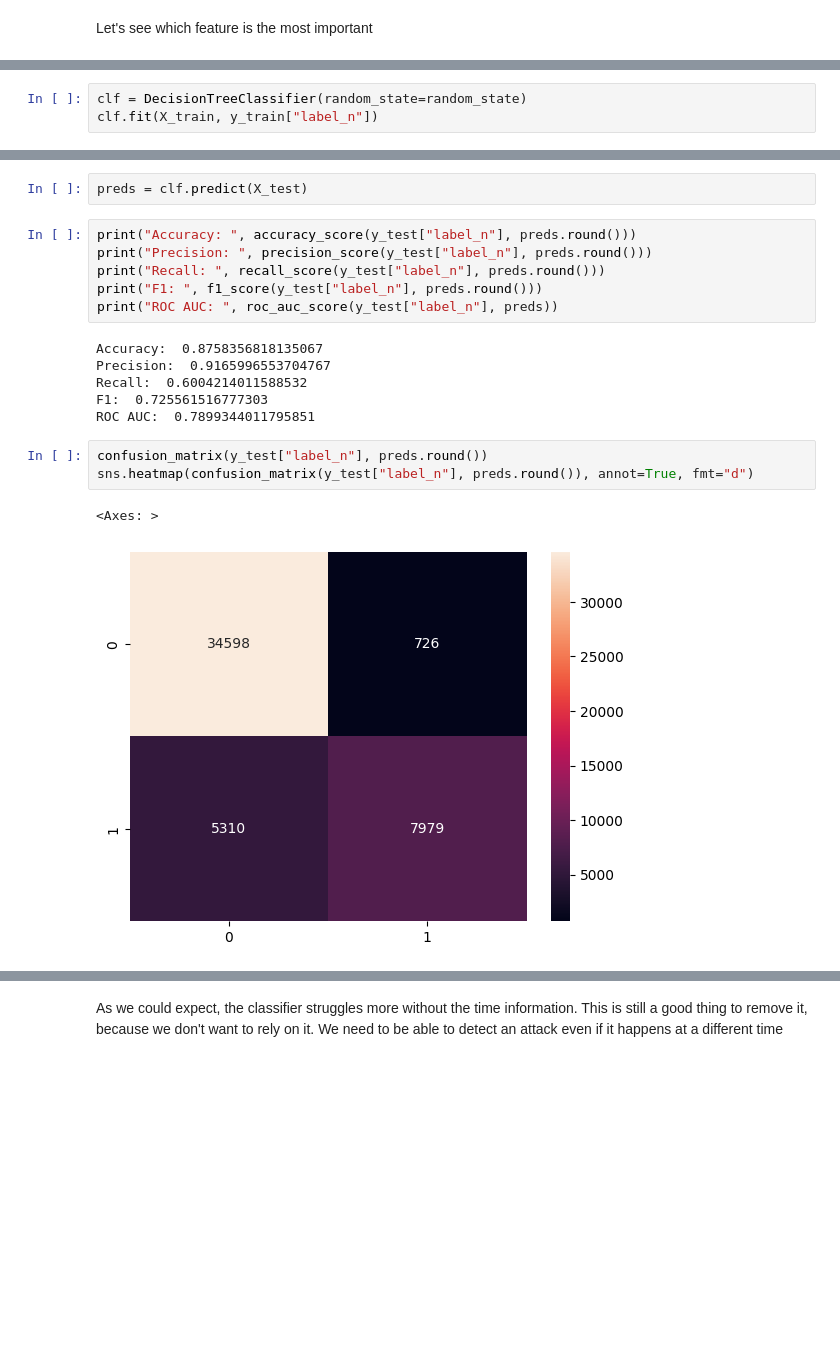
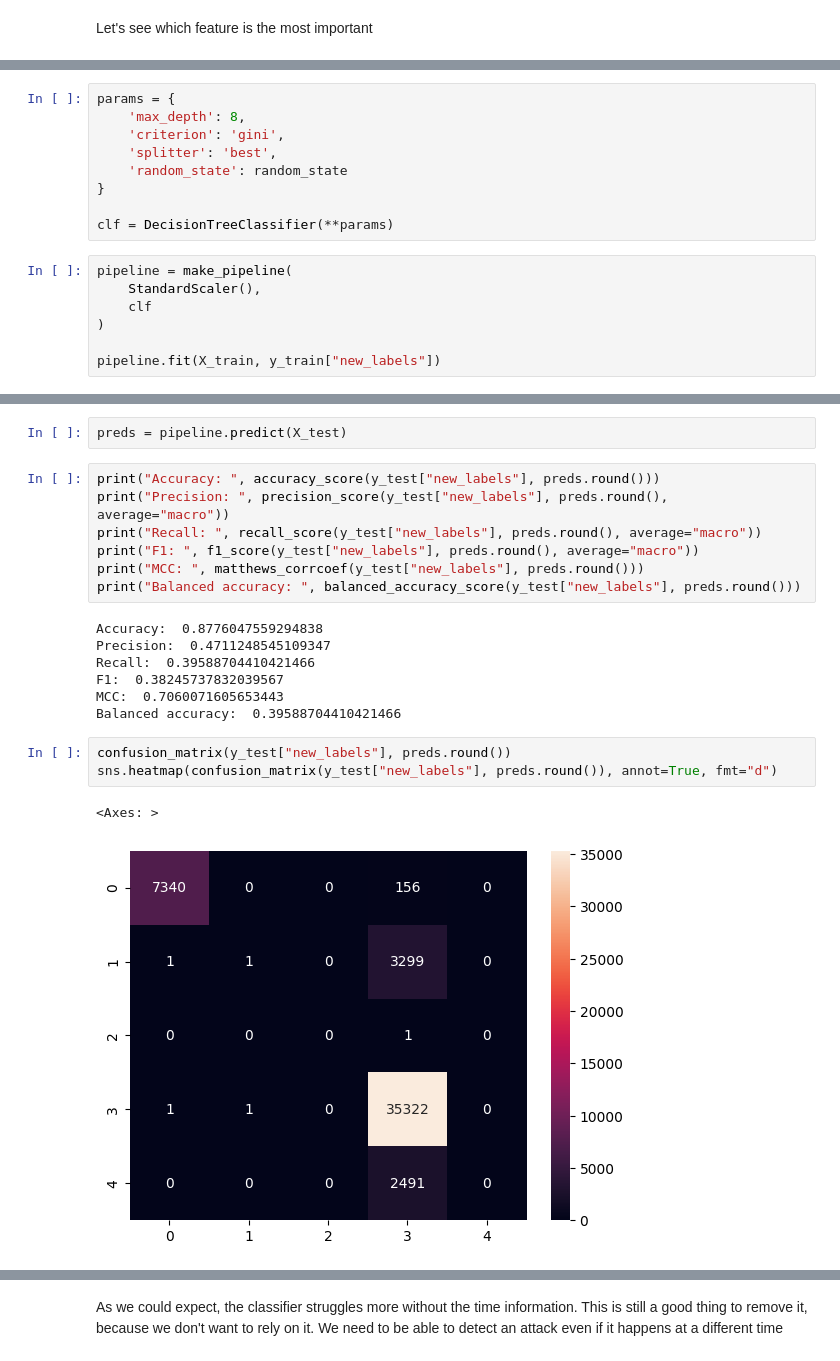
Before and after one commit to theo88400/ML-SECU2024, a Jupyter notebook: src/data_exploration/DecisionTree.ipynb, the cells around one changed output, grey strips where cells are left out. Cells and saved outputs as stored; diff of their text form; blank space fills up the shorter version.

```diff
--- a/src/data_exploration/DecisionTree.ipynb
+++ b/src/data_exploration/DecisionTree.ipynb
@@ -222,3 +176,0 @@ X_train.shape, X_test.shape, y_train.shape, y_test.shape
-# %%
-clf = DecisionTreeClassifier(random_state=random_state)
-clf.fit(X_train, y_train["label_n"])
@@ -226,0 +177,16 @@ DecisionTreeClassifier(random_state=42)
+# %%
+params = {
+    'max_depth': 8,
+    'criterion': 'gini',
+    'splitter': 'best',
+    'random_state': random_state
+}
+
+clf = DecisionTreeClassifier(**params)
+# %%
+pipeline = make_pipeline(
+    StandardScaler(),
+    clf
+)
+
+pipeline.fit(X_train, y_train["new_labels"])
@@ -227,20 +197,22 @@ DecisionTreeClassifier(random_state=42)
 # %%
-preds = clf.predict(X_test)
+preds = pipeline.predict(X_test)
 # %%
-print("Accuracy: ", accuracy_score(y_test["label_n"], preds.round()))
-print("Precision: ", precision_score(y_test["label_n"], preds.round()))
-print("Recall: ", recall_score(y_test["label_n"], preds.round()))
-print("F1: ", f1_score(y_test["label_n"], preds.round()))
-print("ROC AUC: ", roc_auc_score(y_test["label_n"], preds))
+print("Accuracy: ", accuracy_score(y_test["new_labels"], preds.round()))
+print("Precision: ", precision_score(y_test["new_labels"], preds.round(), average="macro"))
+print("Recall: ", recall_score(y_test["new_labels"], preds.round(), average="macro"))
+print("F1: ", f1_score(y_test["new_labels"], preds.round(), average="macro"))
+print("MCC: ", matthews_corrcoef(y_test["new_labels"], preds.round()))
+print("Balanced accuracy: ", balanced_accuracy_score(y_test["new_labels"], preds.round()))
 # %% [output]
-Accuracy:  0.8758356818135067
-Precision:  0.9165996553704767
-Recall:  0.6004214011588532
-F1:  0.725561516777303
-ROC AUC:  0.7899344011795851
+Accuracy:  0.8776047559294838
+Precision:  0.4711248545109347
+Recall:  0.39588704410421466
+F1:  0.38245737832039567
+MCC:  0.7060071605653443
+Balanced accuracy:  0.39588704410421466
 # %%
-confusion_matrix(y_test["label_n"], preds.round())
-sns.heatmap(confusion_matrix(y_test["label_n"], preds.round()), annot=True, fmt="d")
+confusion_matrix(y_test["new_labels"], preds.round())
+sns.heatmap(confusion_matrix(y_test["new_labels"], preds.round()), annot=True, fmt="d")
 # %% [output]
 <Axes: >
-[figure, old version]
+[figure, new version]
```
Also changed, not shown: parts of 42 cells of this notebook, 6 other files.
